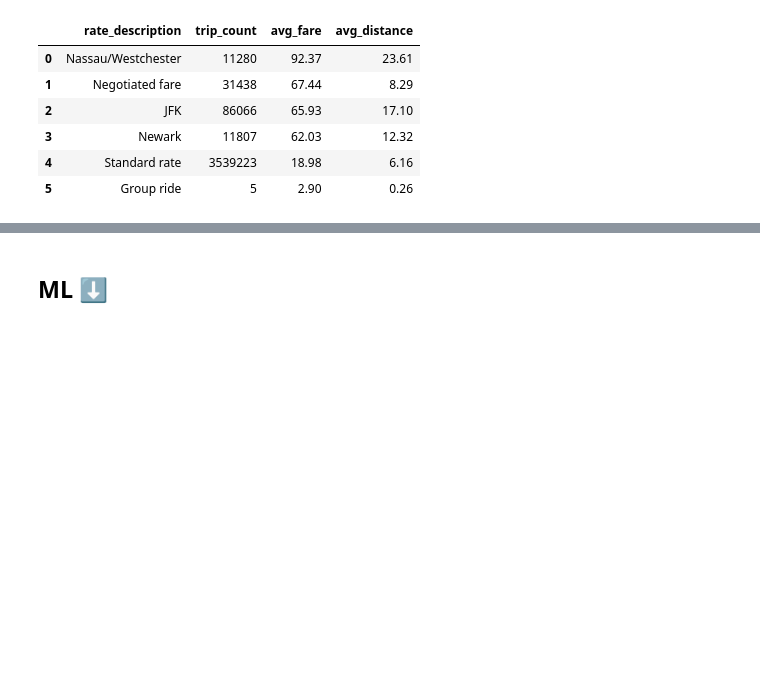
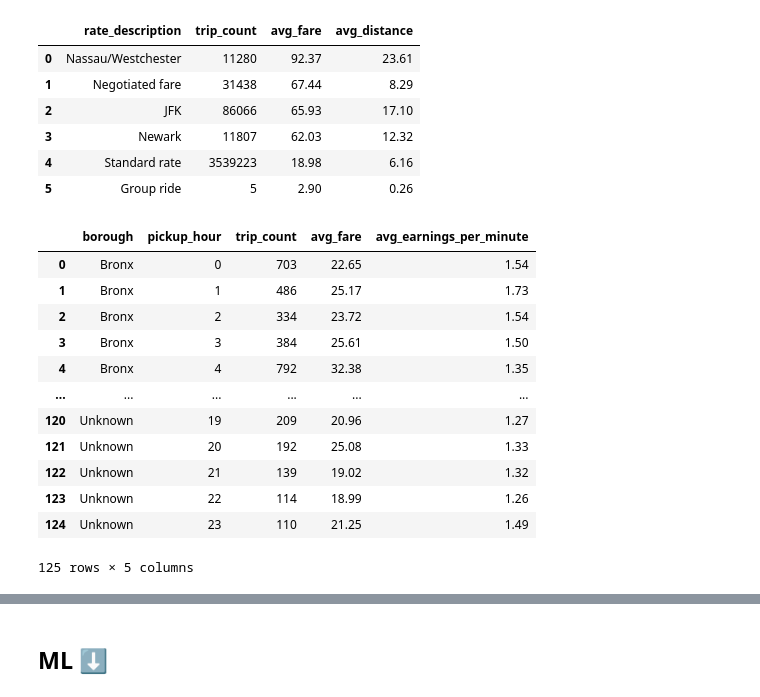
Before and after one commit to sogandghiami/Uber_taxi, a Jupyter notebook: nyc_yellow_taxi_analysis.ipynb, the cells around one changed output, grey strips where cells are left out. Drawn from its saved outputs; the diff is of its cells as text; code cells hidden in the pictures; blank space fills up the shorter version.

```diff
--- a/nyc_yellow_taxi_analysis.ipynb
+++ b/nyc_yellow_taxi_analysis.ipynb
@@ -428,3 +428,37 @@ result2
 | 3 | Newark | 11807 | 62.03 | 12.32 |
 | 4 | Standard rate | 3539223 | 18.98 | 6.16 |
 | 5 | Group ride | 5 | 2.90 | 0.26 |
+# %%
+query3 = '''
+SELECT
+    dl.borough,
+    ft.pickup_hour,
+    COUNT(*) AS trip_count,
+    ROUND(AVG(ft.fare_amount), 2) AS avg_fare,
+    ROUND(AVG(ft.fare_amount / ft.trip_duration_minutes), 2) AS avg_earnings_per_minute
+FROM fact_trip ft
+JOIN dim_location dl ON ft.pickup_location_id = dl.location_id
+WHERE ft.trip_duration_minutes >= 2
+  AND ft.trip_duration_minutes <= 180
+  AND dl.borough IS NOT NULL
+GROUP BY dl.borough, ft.pickup_hour
+HAVING COUNT(*) >= 20
+ORDER BY dl.borough, ft.pickup_hour
+'''
+
+result3= pd.read_sql_query(query3,conn)
+result3
+# %% [output]
+|  | borough | pickup_hour | trip_count | avg_fare | avg_earnings_per_minute |
+| 0 | Bronx | 0 | 703 | 22.65 | 1.54 |
+| 1 | Bronx | 1 | 486 | 25.17 | 1.73 |
+| 2 | Bronx | 2 | 334 | 23.72 | 1.54 |
+| 3 | Bronx | 3 | 384 | 25.61 | 1.50 |
+| 4 | Bronx | 4 | 792 | 32.38 | 1.35 |
+| ... | ... | ... | ... | ... | ... |
+| 120 | Unknown | 19 | 209 | 20.96 | 1.27 |
+| 121 | Unknown | 20 | 192 | 25.08 | 1.33 |
+| 122 | Unknown | 21 | 139 | 19.02 | 1.32 |
+| 123 | Unknown | 22 | 114 | 18.99 | 1.26 |
+| 124 | Unknown | 23 | 110 | 21.25 | 1.49 |
+125 rows × 5 columns
```
Also changed, not shown: parts of 2 cells of this notebook.
